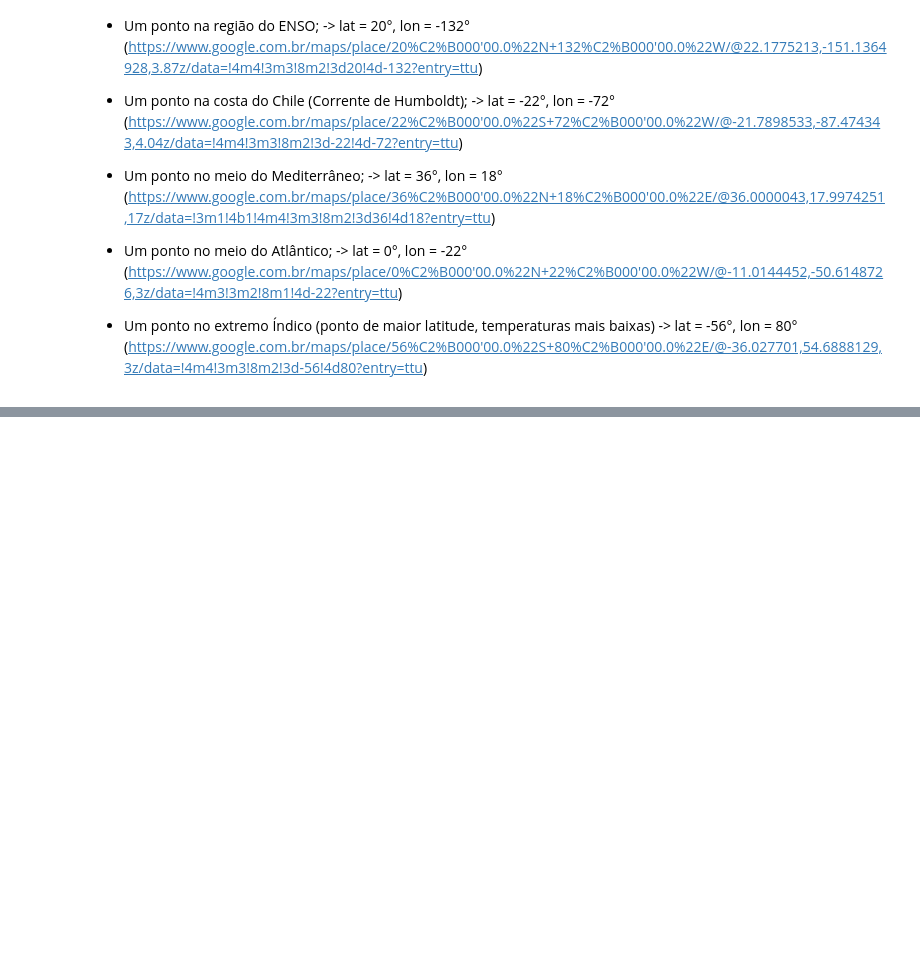
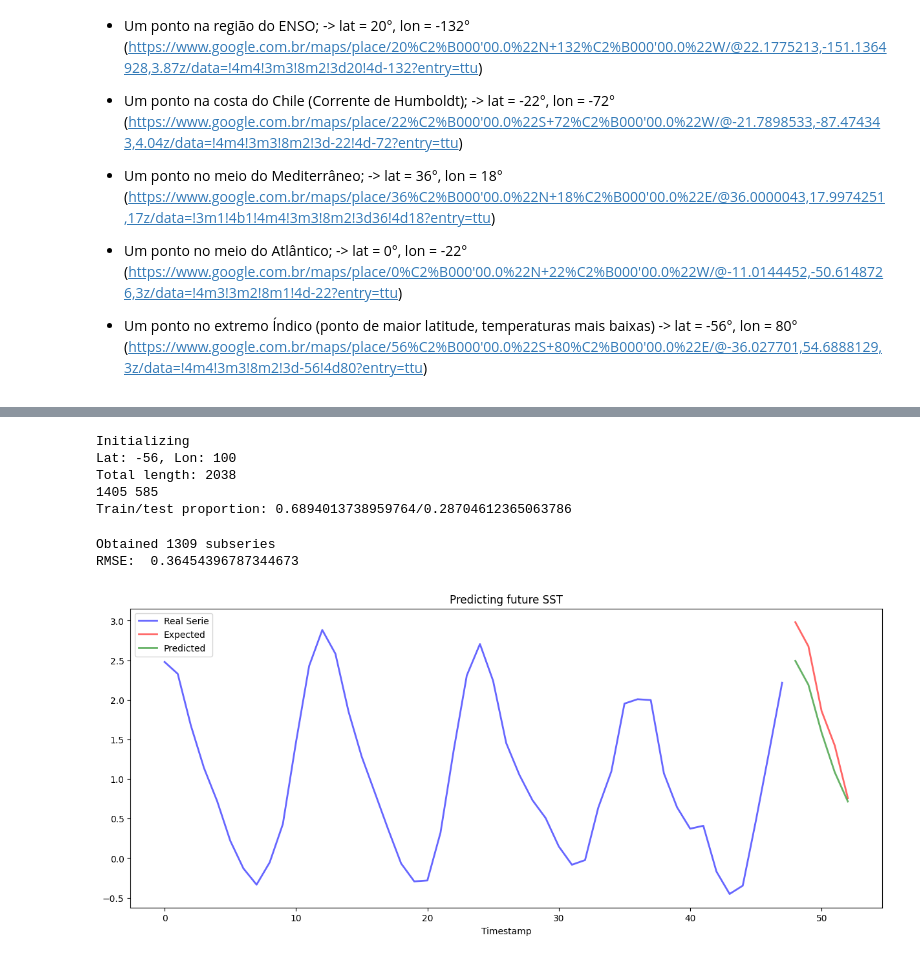
Before and after one commit to matheusvictal/sst-time-series-ml, a Jupyter notebook: source/5_svr.ipynb, the cells around one changed output, grey strips where cells are left out. Drawn from its saved outputs; the diff is of its cells as text; code cells hidden in the pictures; blank space fills up the shorter version.

```diff
--- a/source/5_svr.ipynb
+++ b/source/5_svr.ipynb
@@ -37,13 +45,13 @@ df = SSTHelper.load_dataframe(ds)
  -> lat = -56°, lon = 80° (https://www.google.com.br/maps/place/56%C2%B000'00.0%22S+80%C2%B000'00.0%22E/@-36.027701,54.6888129,3z/data=!4m4!3m3!8m2!3d-56!4d80?entry=ttu)
 # %%
 # enso = SubserieDTW(df, 20, f_inv(-132), 1500, 48)
-split_date = '2000-01-01'
+split_date = '1975-01-01'
 
-chil = SubseriesDTW(df, -22, f_inv(-72), split_date)
-medi = SubseriesDTW(df, 36, f_inv(18), split_date)
-atla = SubseriesDTW(df, 0, f_inv(-2), split_date)
+chil = SubserieDTW(df, -22, f_inv(-72), split_date, forecast_horizon=5)
+medi = SubserieDTW(df, 36, f_inv(18), split_date, forecast_horizon=5)
+atla = SubserieDTW(df, 0, f_inv(-2), split_date, forecast_horizon=5)
 
-indi = SubseriesDTW(df, -56, f_inv(-80), split_date)
+indi = SubserieDTW(df, -56, f_inv(-80), split_date, forecast_horizon=5)
 # %% [output]
 Initializing
 Lat: -22, Lon: 108
@@ -67,0 +90,3 @@ executing.executing.NotOneValueFound: Expected one value, found 0
+# %%
+pipeline = DSPipeline(df, -56, f_inv(-80), split_date, forecast_horizon=5)
+pipeline.make_pipeline()
@@ -67,0 +106,12 @@ executing.executing.NotOneValueFound: Expected one value, found 0
+# %%
+print("RMSE: ", pipeline.make_pipeline(1.0, 0.15))
+pipeline.plot_predict()
+# %% [output]
+Initializing
+Lat: -56, Lon: 100
+Total length: 2038
+1405 585
+Train/test proportion: 0.6894013738959764/0.28704612365063786
+Obtained 1309 subseries
+RMSE:  0.36454396787344673
+[figure, added]
```
Also changed, not shown: parts of 10 cells of this notebook.
